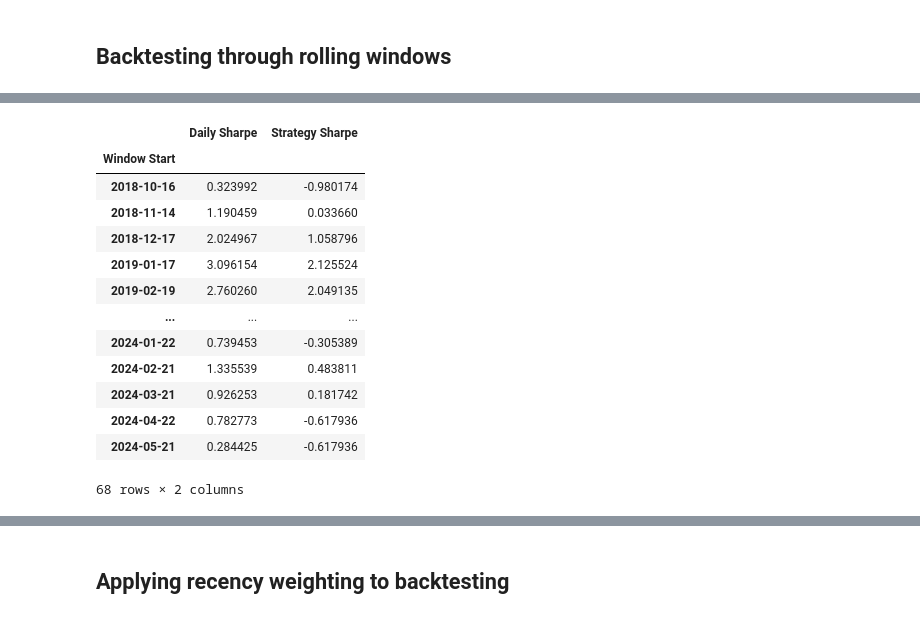
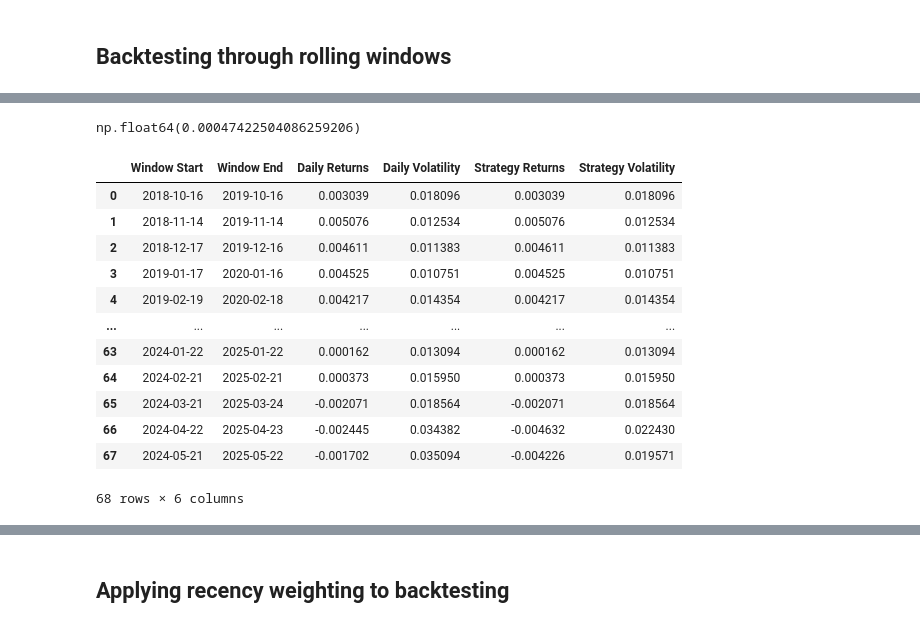
Before and after one commit to JamieW365/trading_algos, a Jupyter notebook: notebooks/moving_average_crossover.ipynb, the cells around one changed output, grey strips where cells are left out. Drawn from its saved outputs; the diff is of its cells as text; code cells hidden in the pictures.

Commit message:
more backtesting for sma

```diff
--- a/notebooks/moving_average_crossover.ipynb
+++ b/notebooks/moving_average_crossover.ipynb
@@ -449,11 +431 @@ windows[10]
 252 rows × 13 columns
-# %%
-backtest_results = []
-
-for window in windows:
-    summary = window[["Daily_Ret", "Strategy_Ret"]].agg(["mean", "std"]).T
-    summary.columns = ["Return", "Risk"]
-    ann_summary = summary * (252, np.sqrt(252))
-    ann_summary["Sharpe"] = (ann_summary["Return"] - risk_free_return) / ann_summary["Risk"]
-
-    backtest_results.append([window.index[0], ann_summary["Sharpe"].iloc[0], ann_summary["Sharpe"].iloc[1]])
@@ -459,0 +437,13 @@ for window in windows:
+# %%
+backtest_results = []
+
+for window in windows:
+
+    window_returns = backtest_ma_strategy(ticker = "AAPL",
+                                          start_date = window.index[0],
+                                          end_date = window.index[-1])[['daily_returns', 'strategy_returns']].dropna()
+
+    daily_returns = window_returns['daily_returns']
+    strategy_returns = window_returns['strategy_returns']
+
+    backtest_results.append([window.index[0], window.index[-1], daily_returns.mean(), daily_returns.std(), strategy_returns.mean(), strategy_returns.std()])
@@ -460,22 +481,25 @@ for window in windows:
+# %%
+df_aapl.loc['2018-10-16': '2019-10-16'].Daily_Ret.mean()
+# %% [output]
+np.float64(0.00047422504086259206)
 # %%
-df_backtest = pd.DataFrame(backtest_results, columns=["Window Start", "Daily Sharpe", "Strategy Sharpe"])
-df_backtest.set_index("Window Start", inplace=True)
+df_backtest = pd.DataFrame(backtest_results, columns=["Window Start", "Window End", "Daily Returns", "Daily Volatility", "Strategy Returns", "Strategy Volatility"])
+# df_backtest.set_index("Window Start", inplace=True)
 df_backtest
 # %% [output]
-|  | Daily Sharpe | Strategy Sharpe |
-| Window Start |  |  |
-| 2018-10-16 | 0.323992 | -0.980174 |
-| 2018-11-14 | 1.190459 | 0.033660 |
-| 2018-12-17 | 2.024967 | 1.058796 |
-| 2019-01-17 | 3.096154 | 2.125524 |
-| 2019-02-19 | 2.760260 | 2.049135 |
-| ... | ... | ... |
-| 2024-01-22 | 0.739453 | -0.305389 |
-| 2024-02-21 | 1.335539 | 0.483811 |
-| 2024-03-21 | 0.926253 | 0.181742 |
-| 2024-04-22 | 0.782773 | -0.617936 |
-| 2024-05-21 | 0.284425 | -0.617936 |
+|  | Window Start | Window End | Daily Returns | Daily Volatility | Strategy Returns | Strategy Volatility |
+| 0 | 2018-10-16 | 2019-10-16 | 0.003039 | 0.018096 | 0.003039 | 0.018096 |
+| 1 | 2018-11-14 | 2019-11-14 | 0.005076 | 0.012534 | 0.005076 | 0.012534 |
+| 2 | 2018-12-17 | 2019-12-16 | 0.004611 | 0.011383 | 0.004611 | 0.011383 |
+| 3 | 2019-01-17 | 2020-01-16 | 0.004525 | 0.010751 | 0.004525 | 0.010751 |
+| 4 | 2019-02-19 | 2020-02-18 | 0.004217 | 0.014354 | 0.004217 | 0.014354 |
+| ... | ... | ... | ... | ... | ... | ... |
+| 63 | 2024-01-22 | 2025-01-22 | 0.000162 | 0.013094 | 0.000162 | 0.013094 |
+| 64 | 2024-02-21 | 2025-02-21 | 0.000373 | 0.015950 | 0.000373 | 0.015950 |
+| 65 | 2024-03-21 | 2025-03-24 | -0.002071 | 0.018564 | -0.002071 | 0.018564 |
+| 66 | 2024-04-22 | 2025-04-23 | -0.002445 | 0.034382 | -0.004632 | 0.022430 |
+| 67 | 2024-05-21 | 2025-05-22 | -0.001702 | 0.035094 | -0.004226 | 0.019571 |
-68 rows × 2 columns
+68 rows × 6 columns
 # %%
 window
 # %% [output]
```
Also changed, not shown: parts of 19 cells of this notebook.
